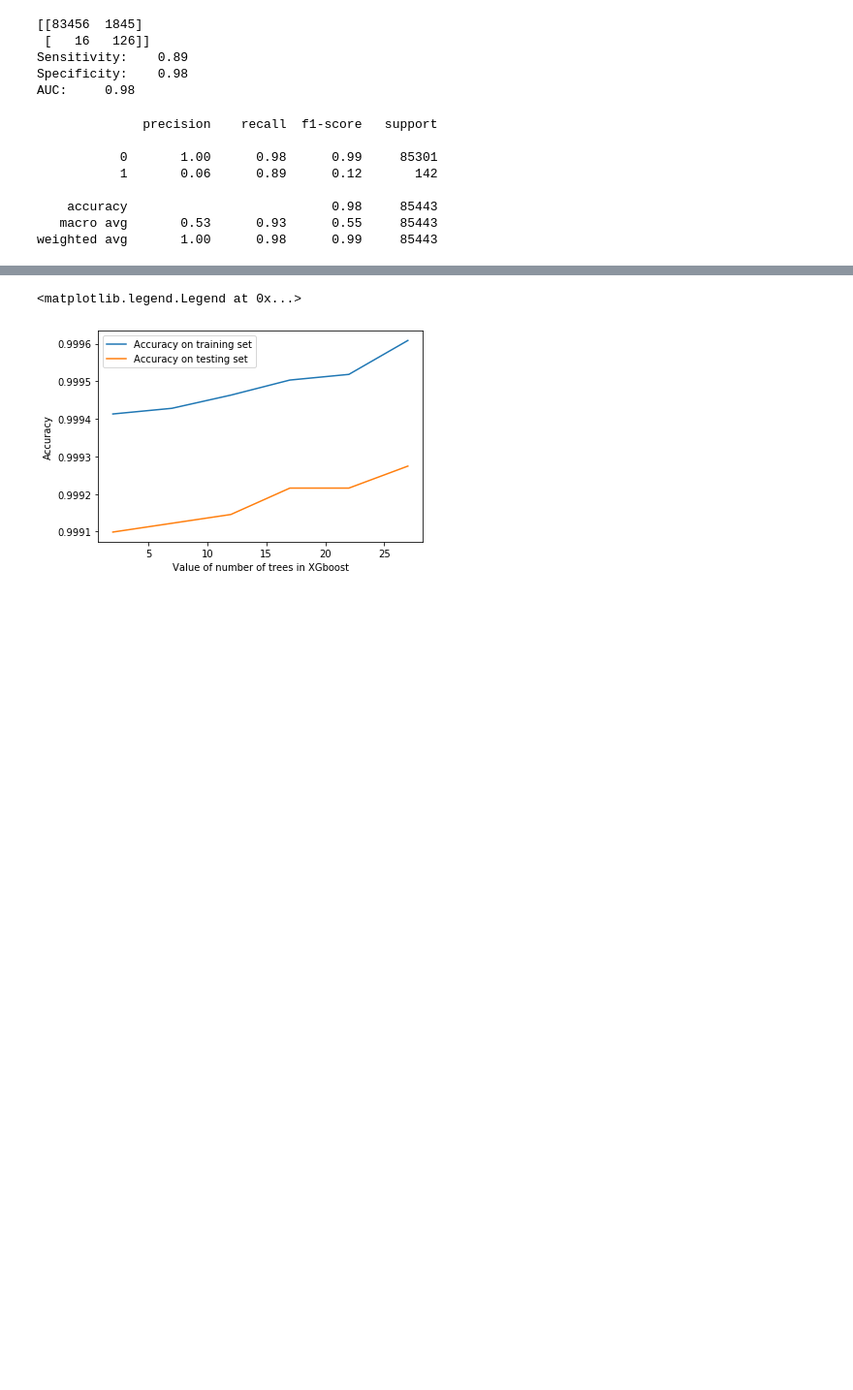
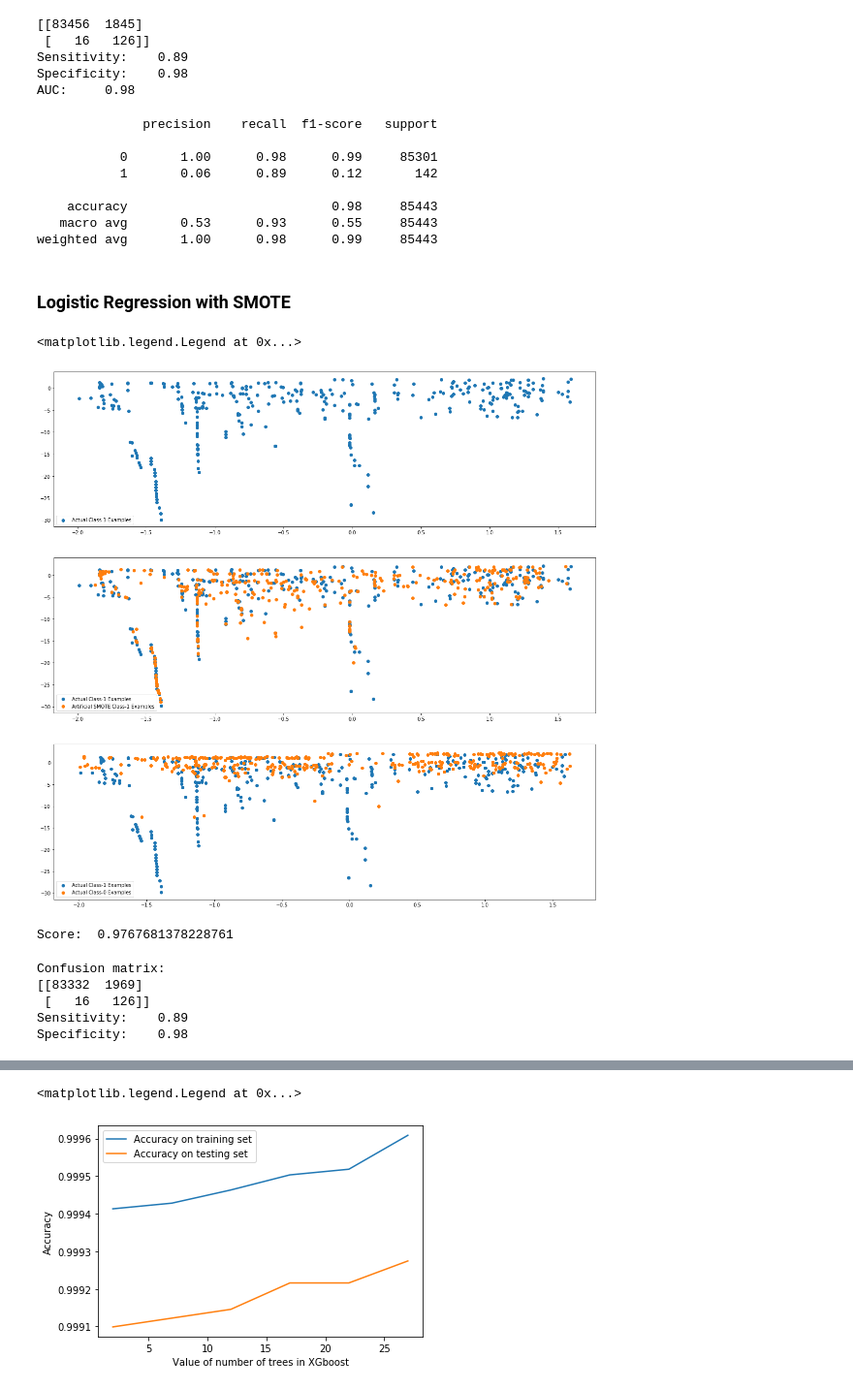
Before and after one commit to uma3010/-CreditCardFraud, a Jupyter notebook: CreditCardFraud.ipynb, the cells around one changed output, grey strips where cells are left out. Shown at 97% size. Saved outputs shown, nothing was run; the diff lists cells and outputs as text; code cells hidden in the pictures; blank space fills up the shorter version.

```diff
--- a/CreditCardFraud.ipynb
+++ b/CreditCardFraud.ipynb
@@ -245,3 +245,5 @@ print(classification_report(y_test, y_pred))
     accuracy                           0.98     85443
    macro avg       0.53      0.93      0.55     85443
 weighted avg       1.00      0.98      0.99     85443
+# %% [markdown]
+### Logistic Regression with SMOTE
@@ -247,0 +255,36 @@ weighted avg       1.00      0.98      0.99     85443
+# %%
+import warnings
+warnings.filterwarnings("ignore")
+
+
+sm = over_sampling.SMOTE(random_state=0)
+X_train_smote, y_train_smote = sm.fit_resample(X_train, y_train)
+# Artificial minority samples and corresponding minority labels from SMOTE are appended
+# below X_train and y_train respectively
+# So to exclusively get the artificial minority samples from SMOTE, we do
+X_train_smote_1 = X_train_smote[X_train.shape[0]:]
+
+X_train_1 = X_train.to_numpy()[np.where(y_train==1.0)]
+X_train_0 = X_train.to_numpy()[np.where(y_train==0.0)]
+
+
+plt.rcParams['figure.figsize'] = [20, 20]
+fig = plt.figure()
+
+plt.subplot(3, 1, 1)
+plt.scatter(X_train_1[:, 0], X_train_1[:, 1], label='Actual Class-1 Examples')
+plt.legend()
+
+plt.subplot(3, 1, 2)
+plt.scatter(X_train_1[:, 0], X_train_1[:, 1], label='Actual Class-1 Examples')
+plt.scatter(X_train_smote_1[:X_train_1.shape[0], 0], X_train_smote_1[:X_train_1.shape[0], 1],
+            label='Artificial SMOTE Class-1 Examples')
+plt.legend()
+
+plt.subplot(3, 1, 3)
+plt.scatter(X_train_1[:, 0], X_train_1[:, 1], label='Actual Class-1 Examples')
+plt.scatter(X_train_0[:X_train_1.shape[0], 0], X_train_0[:X_train_1.shape[0], 1], label='Actual Class-0 Examples')
+plt.legend()
+# %% [output]
+<matplotlib.legend.Legend at 0x...>
+[figure, added]
@@ -247,0 +294,19 @@ weighted avg       1.00      0.98      0.99     85443
+# %%
+logistic = linear_model.LogisticRegression(C=1e5)
+logistic.fit(X_train_smote, y_train_smote)
+print("Score: ", logistic.score(X_test, y_test))
+# %% [output]
+Score:  0.9767681378228761
+# %%
+y_pred1 = np.array(logistic.predict(X_test))
+y_test1 = np.array(y_test)
+confusion_matrix1 = confusion_matrix(y_test1, y_pred1)
+print("Confusion matrix:\n%s" % confusion_matrix1)
+sensitivity, specificity, _ = sensitivity_specificity_support(y_test1, y_pred1, average='binary')
+print("Sensitivity: \t", round(sensitivity, 2), "\n", "Specificity: \t", round(specificity, 2), sep='')
+# %% [output]
+Confusion matrix:
+[[83332  1969]
+ [   16   126]]
+Sensitivity:    0.89
+Specificity:    0.98
```
Also changed, not shown: parts of 14 cells of this notebook.
